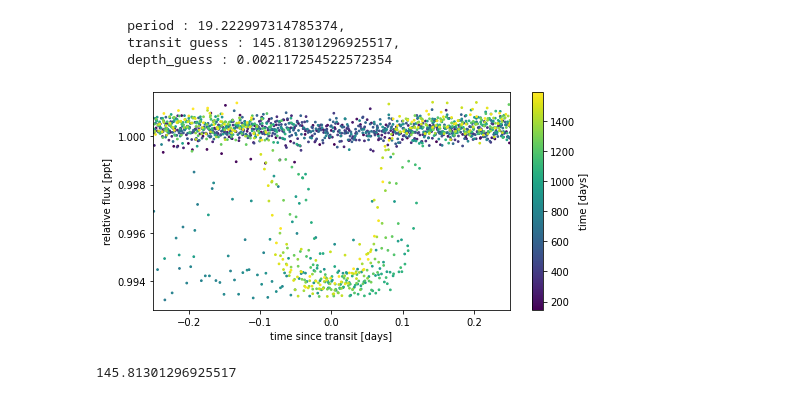
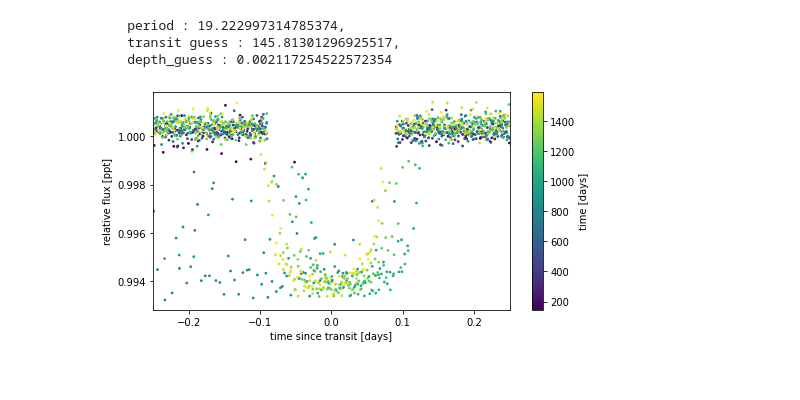
Before and after one commit to cm2435/university_computing_y3, a Jupyter notebook: ph30016_b/Chapter3_ExoLightCurves.ipynb, the cells around one changed output. Cells and saved outputs as stored; diff of their text form; code cells hidden in the pictures.

```diff
--- a/ph30016_b/Chapter3_ExoLightCurves.ipynb
+++ b/ph30016_b/Chapter3_ExoLightCurves.ipynb
@@ -276,3 +276,28 @@ print(f"""
     period : 19.222997314785374,
     transit guess : 145.81301296925517,
     depth_guess : 0.002117254522572354
+# %%
+transit_mask = (
+    np.abs(
+        (time - t0_guess + 0.5 * period_guess) % period_guess - 0.5 * period_guess
+    )
+    < 0.25
+)
+x = np.ascontiguousarray(time[transit_mask])
+y = np.ascontiguousarray(flux[transit_mask])
+yerr = np.ascontiguousarray(flux_err[transit_mask])
+
+x_fold = (
+    x - t0_guess + 0.5 * period_guess
+) % period_guess - 0.5 * period_guess
+
+
+x_fold_cord_mask = (x_fold > -0.09) & (x_fold < 0.09)
+final_mask = ~np.logical_and(x_fold_cord_mask, (y > 0.999))
+
+#final_mask = np.logical_and(final_mask, (x > 1100))
+# %%
+x = x[final_mask]
+x_fold = x_fold[final_mask]
+y = y[final_mask]
+yerr = yerr[final_mask]
@@ -279,29 +306,12 @@ print(f"""
 # %%
-transit_mask = (
-    np.abs(
-        (time - t0_guess + 0.5 * period_guess) % period_guess - 0.5 * period_guess
-    )
-    < 0.3
-)
-x = np.ascontiguousarray(time[transit_mask])
-y = np.ascontiguousarray(flux[transit_mask])
-yerr = np.ascontiguousarray(flux_err[transit_mask])
-
 plt.figure(figsize=(8, 4))
-x_fold = (
-    x - t0_guess + 0.5 * period_guess
-) % period_guess - 0.5 * period_guess
 plt.scatter(x_fold, y, c=x, s=3)
 plt.xlabel("time since transit [days]")
 plt.ylabel("relative flux [ppt]")
 plt.colorbar(label="time [days]")
 _ = plt.xlim(-0.25, 0.25)
 # %% [output]
-[figure, old version]
+[figure, new version]
-# %%
-t0_guess
-# %% [output]
-145.81301296925517
 # %%
 import pymc3 as pm
 import aesara_theano_fallback.tensor as tt
```
Also changed, not shown: parts of 26 cells of this notebook, 2 other files.
